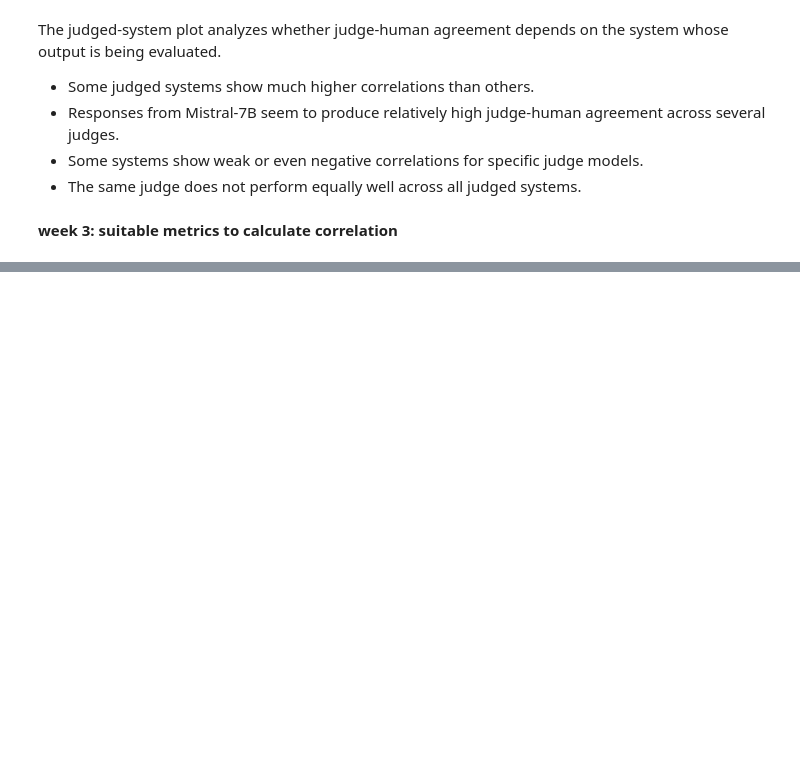
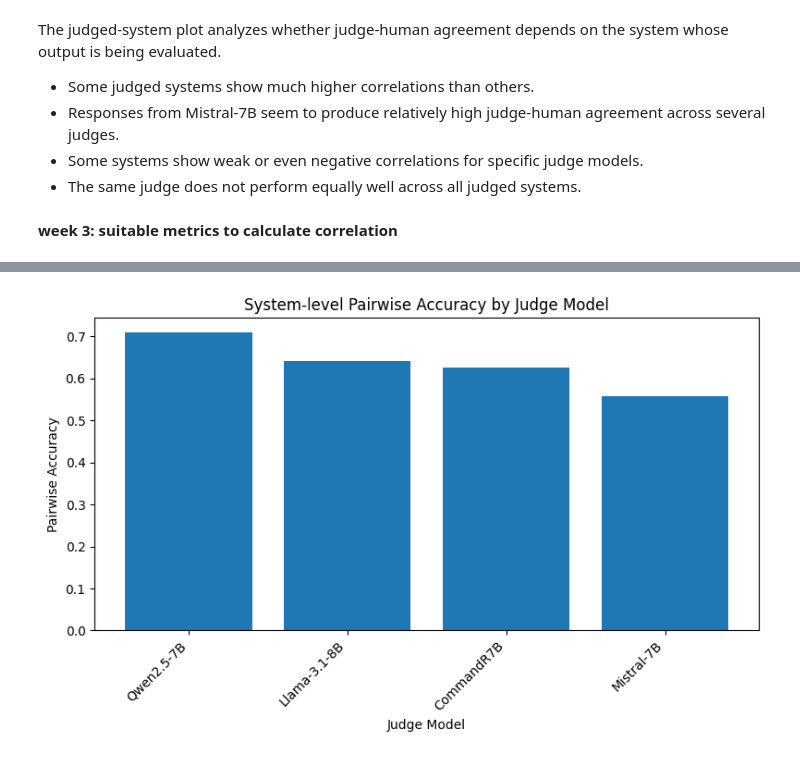
Before and after one commit to NhAnh278/llm-as-a-judge-praktikum, a Jupyter notebook: notebooks/Nhat_Anh_Hoang_analysis.ipynb, the cells around one changed output, grey strips where cells are left out. Cells and saved outputs as stored; diff of their text form; code cells hidden in the pictures; blank space fills up the shorter version.

```diff
--- a/notebooks/Nhat_Anh_Hoang_analysis.ipynb
+++ b/notebooks/Nhat_Anh_Hoang_analysis.ipynb
@@ -935,0 +974,16 @@ The judged-system plot analyzes whether judge-human agreement depends on the sys
+# %%
+def get_relation(score_a, score_b, tie_threshold=0.0):
+    """
+    Return relation between two scores:
+    1  = A > B
+    -1 = A < B
+    0  = tie
+    """
+    diff = score_a - score_b
+
+    if abs(diff) <= tie_threshold:
+        return 0
+    elif diff > 0:
+        return 1
+    else:
+        return -1
@@ -935,0 +1055,7 @@ The judged-system plot analyzes whether judge-human agreement depends on the sys
+# %%
+df_pairwise_overall = compute_system_pairwise_accuracy(
+    all_merged,
+    group_cols=["judge_model"]
+)
+
+df_pairwise_overall.sort_values("pairwise_accuracy", ascending=False)
@@ -935,0 +1338,16 @@ The judged-system plot analyzes whether judge-human agreement depends on the sys
+# %%
+#overall pairwise accuracy
+import matplotlib.pyplot as plt
+
+df_plot = df_pairwise_overall.sort_values("pairwise_accuracy", ascending=False)
+
+plt.figure(figsize=(8, 5))
+plt.bar(df_plot["judge_model"], df_plot["pairwise_accuracy"])
+plt.title("System-level Pairwise Accuracy by Judge Model")
+plt.xlabel("Judge Model")
+plt.ylabel("Pairwise Accuracy")
+plt.xticks(rotation=45, ha="right")
+plt.tight_layout()
+plt.show()
+# %% [output]
+[figure, added]
```
Also changed, not shown: parts of 17 cells of this notebook.
